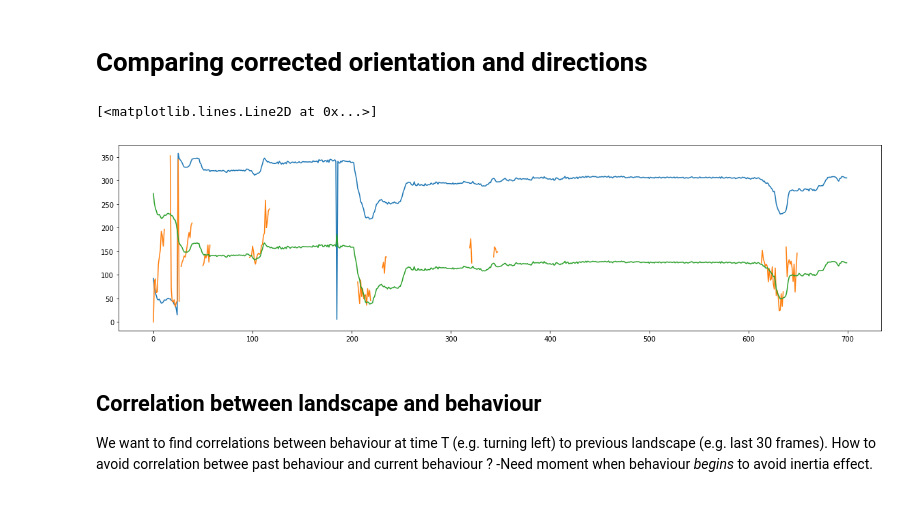
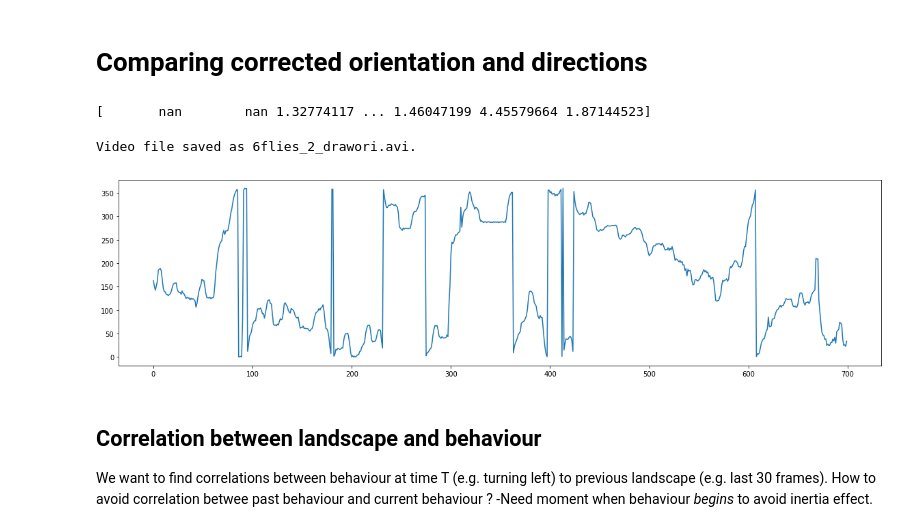
Before and after one commit to StrepsipZerg/flyDtracker, a Jupyter notebook: testing.ipynb, the cells around one changed output. Saved outputs shown, nothing was run; the diff lists cells and outputs as text; code cells hidden in the pictures.

```diff
--- a/testing.ipynb
+++ b/testing.ipynb
@@ -163,27 +160,31 @@ Wall time: 1.39 s
 # %%
 #Get the data and select a focus fly
 
-flystack = flyD.get_ori_pickle("6flies_1")
-fly = flystack[1]
+flystack = flyD.get_ori_pickle("6flies_2")
+fly = flystack[4]
 
 #Get only the good parts of fly.directions
 crop_dir = copy.deepcopy(fly.directions)
-dir_var = flyD.rolling_var_ori(crop_dir, 2)
-crop_dir[dir_var>30] = np.nan
+dir_var = flyD.rolling_stat(stats.circvar,2)(np.radians(crop_dir))
+print(dir_var)
+crop_dir[dir_var>0.100] = np.nan
 
 #get the orientations just corrected for the right referential
-correc = flyD.convertToTrigo(raws, reverse=False)
+correc = flyD.convertToTrigo(fly.old_ori, reverse=False)
 
 #Compare directions, just corrected for the right referential, and orientations checked for matching with directions
 plt.figure(figsize=(20,5))
-plt.plot(crop_dir[:700])
-plt.plot(correc[:700])
+# plt.plot(crop_dir[:700])
+# plt.plot(dir_var[:700]*10)
+
 plt.plot(fly.orientations[:700])
 
-#draw_ori("raw/6flies_1.avi", flystack,output_name="draw_ori_new.avi", corrected = True)
+
+flyD.draw_ori("raw/6flies_2.avi", flystack,output_name="6flies_2_drawori.avi", corrected = True)
 # %% [output]
-[<matplotlib.lines.Line2D at 0x...>]
+[       nan        nan 1.32774117 ... 1.46047199 4.45579664 1.87144523]
+Video file saved as 6flies_2_drawori.avi.
-[figure, old version]
+[figure, new version]
 # %% [markdown]
 ## Correlation between landscape and behaviour
 
```
Also changed, not shown: parts of 7 cells of this notebook, 1 other file.
